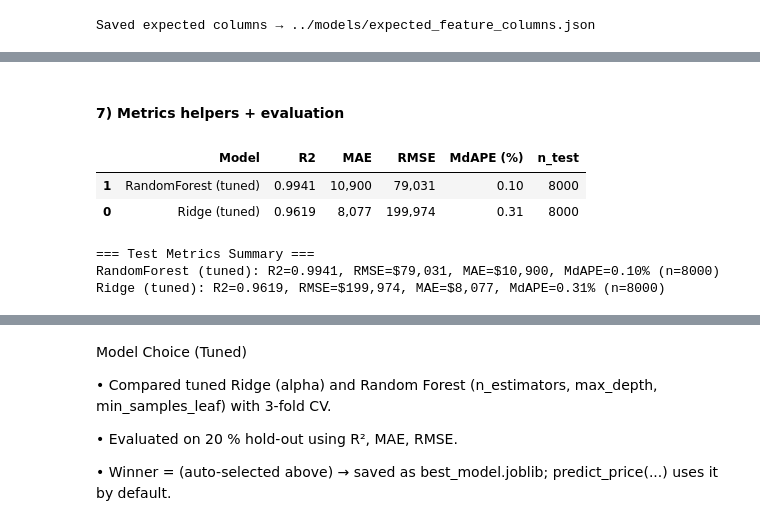
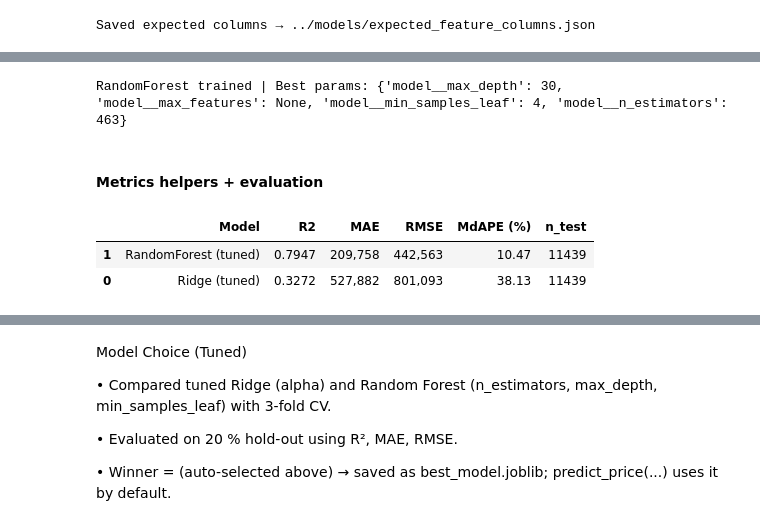
Before and after one commit to stephaniepatriciaans/Home_Price_Predictions, a Jupyter notebook: notebooks/Task 2: Baseline Model Selection, Training & Evaluation.ipynb, the cells around one changed output, grey strips where cells are left out. Drawn from its saved outputs; the diff is of its cells as text; code cells hidden in the pictures.

```diff
--- a/notebooks/Task 2: Baseline Model Selection, Training & Evaluation.ipynb
+++ b/notebooks/Task 2: Baseline Model Selection, Training & Evaluation.ipynb
@@ -65,0 +189,9 @@ X_train, X_test, y_train, y_test = train_test_split(X, y, test_size=0.2, random_
+# %%
+# Remove rows with unparseable dates and keep indices aligned
+valid_date_mask = df["_date_sort"].notna() & y_all.notna()
+valid_indices = valid_date_mask[valid_date_mask].index
+
+# Filter all dataframes using the same indices
+df_dated = df.loc[valid_indices].copy().reset_index(drop=True)
+X_all = X_all.loc[valid_indices].copy().reset_index(drop=True)
+y_all = y_all.loc[valid_indices].copy().reset_index(drop=True)
@@ -65,0 +283,13 @@ X_train, X_test, y_train, y_test = train_test_split(X, y, test_size=0.2, random_
+# %%
+# Create train/test sets with aligned indices
+X_train = X_all.loc[train_mask].reset_index(drop=True)
+y_train = y_all.loc[train_mask].reset_index(drop=True)
+X_test = X_all.loc[test_mask].reset_index(drop=True)
+y_test = y_all.loc[test_mask].reset_index(drop=True)
+
+print(f"\nTime-based split:")
+print(f"Train set: {len(X_train)} rows")
+print(f"Test set ({test_label}): {len(X_test)} rows")
+
+if len(X_test) == 0:
+    raise ValueError(f"No test data available. Check your date column.")
@@ -65,0 +300,8 @@ X_train, X_test, y_train, y_test = train_test_split(X, y, test_size=0.2, random_
+# %%
+# Optional: Subsample training for speed
+N_SAMPLE = min(len(X_train), 40_000)
+if len(X_train) > N_SAMPLE:
+    samp_idx = X_train.sample(N_SAMPLE, random_state=42).index
+    X_train = X_train.loc[samp_idx].reset_index(drop=True)
+    y_train = y_train.loc[samp_idx].reset_index(drop=True)
+    print(f"Subsampled training to {N_SAMPLE} rows for speed")
@@ -158,52 +378,58 @@ Best RF params: {'model__max_depth': 40, 'model__max_features': None, 'model__mi
+# %%
+rf_search = RandomizedSearchCV(
+    estimator=Pipeline([("prep", pre_rf), ("model", RandomForestRegressor(random_state=42, n_jobs=-1))]),
+    param_distributions={
+        "model__n_estimators": randint(200, 500),  # 200–400 --> start smaller for stability finger crossed
+        "model__max_depth": [None, 18, 30, 40], # bound depth to prevent giant trees finger crossed
+        "model__min_samples_leaf": randint(1, 6),
+        "model__max_features": ["sqrt", "log2", None],
+    },
+    n_iter=15, cv=3, n_jobs=-1,
+    scoring="neg_root_mean_squared_error", random_state=42
+)
+
+rf_search.fit(X_train, y_train)
+rf_tuned = rf_search.best_estimator_
+print(f"RandomForest trained | Best params: {rf_search.best_params_}")
+# %% [output]
+RandomForest trained | Best params: {'model__max_depth': 30, 'model__max_features': None, 'model__min_samples_leaf': 4, 'model__n_estimators': 463}
 # %% [markdown]
-#### 7) Metrics helpers + evaluation
+#### Metrics helpers + evaluation
 # %%
 def mdape(y_true, y_pred):
     """Median Absolute Percentage Error in % (robust to outliers)."""
     y_true = np.asarray(y_true).reshape(-1)
     y_pred = np.asarray(y_pred).reshape(-1)
     mask = (y_true != 0) & np.isfinite(y_true) & np.isfinite(y_pred)
     if not np.any(mask):
         return np.nan
     return float(np.median(np.abs((y_true[mask] - y_pred[mask]) / y_true[mask])) * 100)
 
-def eval_pipe(name, pipe, X_te=X_test, y_te=y_test):
-    """Evaluate a fitted pipeline on a test set and return key metrics."""
+def eval_pipe(name, pipe, X_te, y_te):
+    """Evaluate a fitted pipeline on a test set."""
     y_pred = pipe.predict(X_te)
     return {
         "Model": name,
         "R2": float(r2_score(y_te, y_pred)),
         "MAE": float(mean_absolute_error(y_te, y_pred)),
         "RMSE": float(mean_squared_error(y_te, y_pred, squared=False)),
         "MdAPE (%)": float(mdape(y_te, y_pred)),
         "n_test": int(len(y_te)),
     }
 
-# Evaluate tuned pipelines on the test split
-ridge_m = eval_pipe("Ridge (tuned)", ridge_tuned)
-rf_m    = eval_pipe("RandomForest (tuned)", rf_tuned)
+ridge_m = eval_pipe("Ridge (tuned)", ridge_tuned, X_test, y_test)
+rf_m = eval_pipe("RandomForest (tuned)", rf_tuned, X_test, y_test)
 
-# Rank by R² (desc) then RMSE (asc)
 res_df = pd.DataFrame([ridge_m, rf_m]).sort_values(["R2", "RMSE"], ascending=[False, True])
 
-# Pretty table in notebook environments
+# Display results
 try:
     display(res_df.style.format({
         "R2": "{:.4f}", "MAE": "{:,.0f}", "RMSE": "{:,.0f}", "MdAPE (%)": "{:.2f}"
     }))
 except Exception:
     pass
 # %% [output]
 |  | Model | R2 | MAE | RMSE | MdAPE (%) | n_test |
-| 1 | RandomForest (tuned) | 0.9941 | 10,900 | 79,031 | 0.10 | 8000 |
-| 0 | Ridge (tuned) | 0.9619 | 8,077 | 199,974 | 0.31 | 8000 |
+| 1 | RandomForest (tuned) | 0.7947 | 209,758 | 442,563 | 10.47 | 11439 |
+| 0 | Ridge (tuned) | 0.3272 | 527,882 | 801,093 | 38.13 | 11439 |
-# %%
-# Always print a plain-text summary too
-print("\n=== Test Metrics Summary ===")
-for row in res_df.to_dict(orient="records"):
-    print(f"{row['Model']}: R2={row['R2']:.4f}, RMSE=${row['RMSE']:,.0f}, "
-          f"MAE=${row['MAE']:,.0f}, MdAPE={row['MdAPE (%)']:.2f}% (n={row['n_test']})")
-# %% [output]
-=== Test Metrics Summary ===
-RandomForest (tuned): R2=0.9941, RMSE=$79,031, MAE=$10,900, MdAPE=0.10% (n=8000)
-Ridge (tuned): R2=0.9619, RMSE=$199,974, MAE=$8,077, MdAPE=0.31% (n=8000)
```
Also changed, not shown: parts of 47 cells of this notebook, 11 other files.
